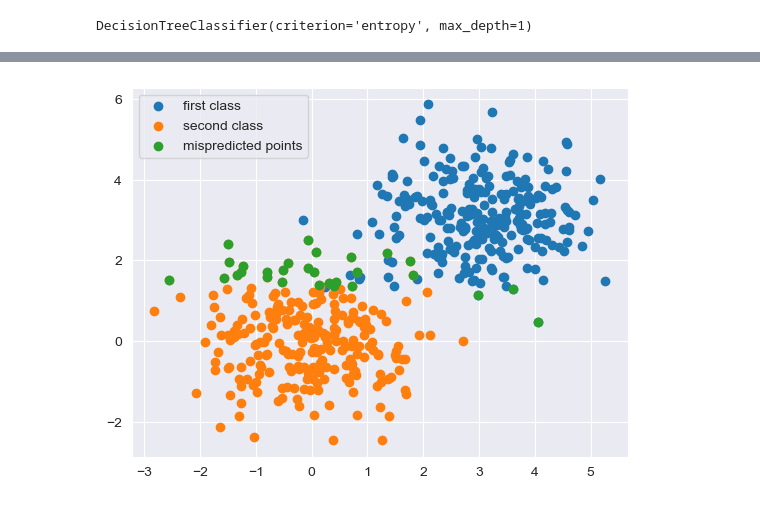
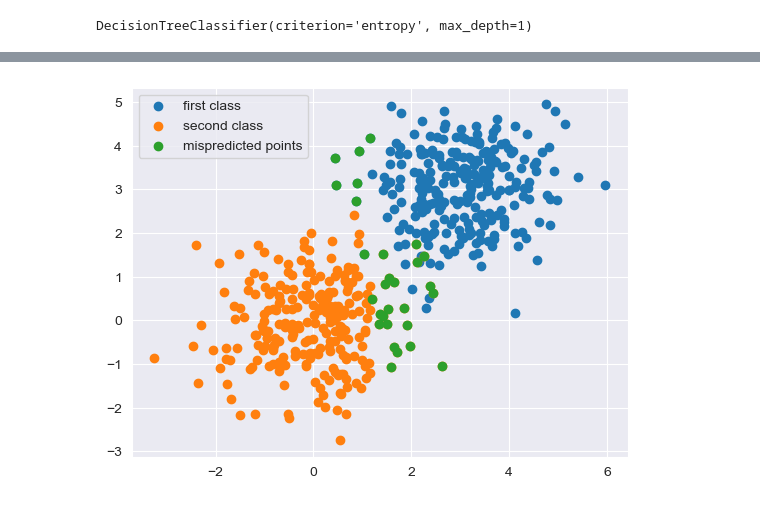
Before and after one commit to kornilov-mr/ML1, a Jupyter notebook: Lab03_DecisionTrees/Lab04_DecisionTrees.ipynb, the cells around one changed output, grey strips where cells are left out. Cells and saved outputs as stored; diff of their text form; code cells hidden in the pictures.

```diff
--- a/Lab03_DecisionTrees/Lab04_DecisionTrees.ipynb
+++ b/Lab03_DecisionTrees/Lab04_DecisionTrees.ipynb
@@ -200,15 +209,17 @@ DecisionTreeClassifier(criterion='entropy', max_depth=1)
 * Can you find learning parameters for the decision tree classifier (max_depth,min_samples_leaf,max_leaf_nodes,...) to get a classifier that classifies all instances correctly?
 # %%
 ### WRITE YOUR CODE HERE ###
+X, label = make_blobs(n_samples=500, n_features=2, centers=((0, 0), (3, 3)))
+
 predicted_labels = clf_tree.predict(X)
 
 mispredicted_points = X[predicted_labels != label]
-first_group = X[label== 1]
+first_group = X[label == 1]
 second_group = X[label == 0]
 plt.scatter(first_group[:, 0], first_group[:, 1], label="first class")
 plt.scatter(second_group[:, 0], second_group[:, 1], label="second class")
 plt.scatter(mispredicted_points[:, 0], mispredicted_points[:, 1], label="mispredicted points")
 plt.legend(loc='best')
 plt.show()
 # %% [output]
-[figure, old version]
+[figure, new version]
```
Also changed, not shown: parts of 4 cells of this notebook, 15 other files.
